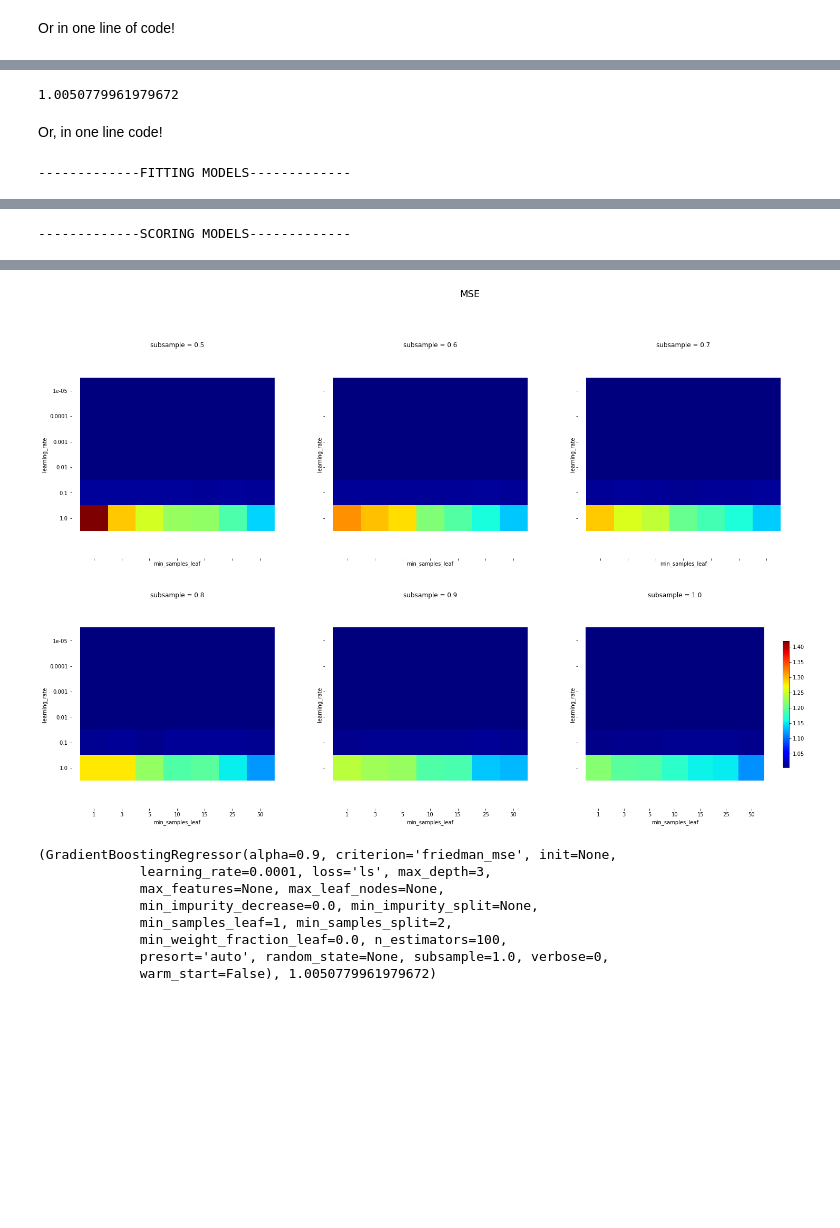
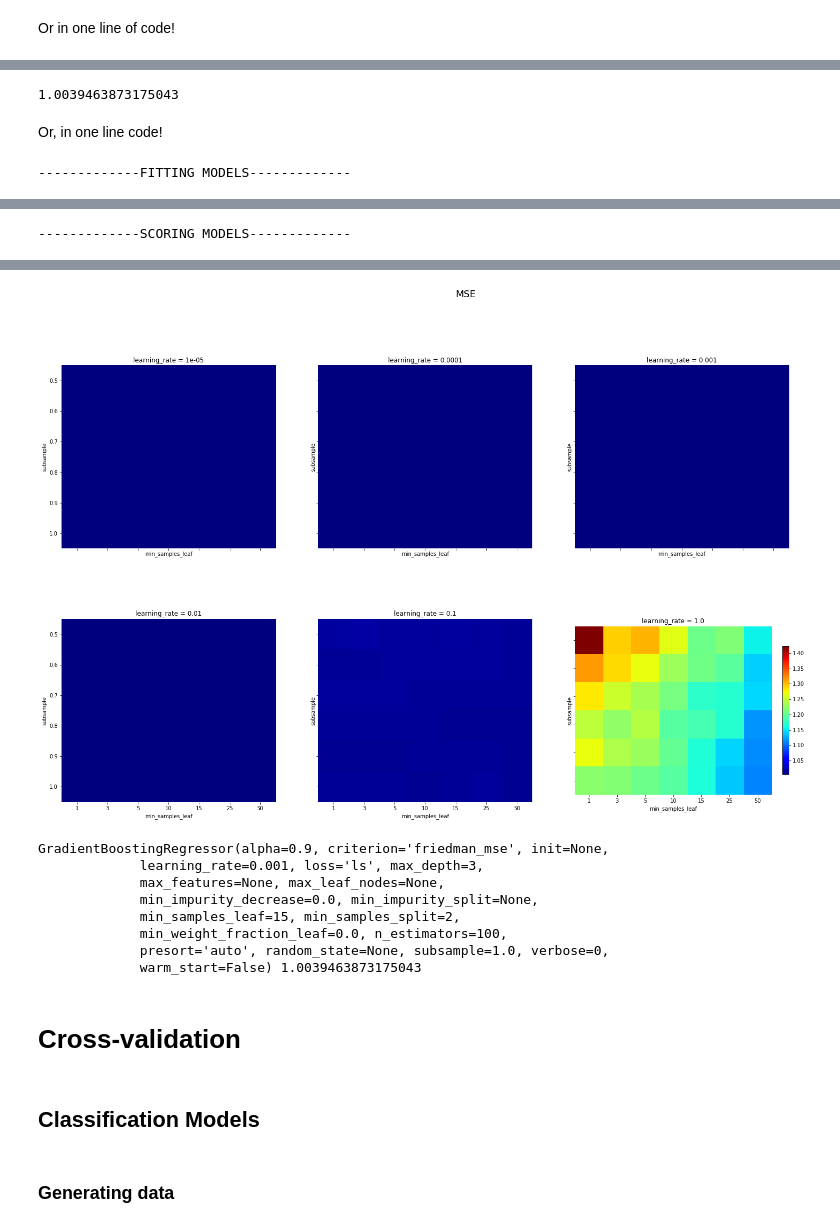
Before and after one commit to jmcarpenter2/parfit, a Jupyter notebook: examples/parfit_ex.ipynb, the cells around one changed output, grey strips where cells are left out. Drawn from its saved outputs; the diff is of its cells as text; code cells hidden in the pictures; blank space fills up the shorter version.

Commit message:
Updated examples, and added new ones for cross-validation

```diff
--- a/examples/parfit_ex.ipynb
+++ b/examples/parfit_ex.ipynb
@@ -697,16 +563,16 @@ GradientBoostingRegressor(alpha=0.9, criterion='friedman_mse', init=None,
              presort='auto', random_state=None, subsample=1.0, verbose=0,
              warm_start=False)
 # %%
-getBestScore(gbmreg_models, gbmreg_scores, 'min')
+getBestScore(gbmreg_scores, greater_is_better=False)
 # %% [output]
-1.0050779961979672
+1.0039463873175043
 # %% [markdown]
 Or, in one line code!
 # %%
-gbmreg_bestModel, gbmreg_bestScore, gbmreg_allModels, gbmreg_allScores = bestFit(GradientBoostingRegressor, gbm_paramGrid,
+gbmreg_bestModel, gbmreg_bestScore, gbmreg_allModels, gbmreg_allScores = bestFit(GradientBoostingRegressor(), gbm_paramGrid,
                                                                     X_train, y_train, X_val, y_val,
-                                                                    metric=mean_squared_error, bestScore='min',
-                                                                    scoreLabel="MSE")
+                                                                    metric=mean_squared_error, greater_is_better=False,
+                                                                    predict_proba=False, scoreLabel="MSE")
 print(gbmreg_bestModel, gbmreg_bestScore)
 # %% [output]
 -------------FITTING MODELS-------------
@@ -740,9 +599,15 @@ print(gbmreg_bestModel, gbmreg_bestScore)
-[figure, old version]
+[figure, new version]
-(GradientBoostingRegressor(alpha=0.9, criterion='friedman_mse', init=None,
-             learning_rate=0.0001, loss='ls', max_depth=3,
+GradientBoostingRegressor(alpha=0.9, criterion='friedman_mse', init=None,
+             learning_rate=0.001, loss='ls', max_depth=3,
              max_features=None, max_leaf_nodes=None,
              min_impurity_decrease=0.0, min_impurity_split=None,
-             min_samples_leaf=1, min_samples_split=2,
+             min_samples_leaf=15, min_samples_split=2,
              min_weight_fraction_leaf=0.0, n_estimators=100,
              presort='auto', random_state=None, subsample=1.0, verbose=0,
-             warm_start=False), 1.0050779961979672)
+             warm_start=False) 1.0039463873175043
+# %% [markdown]
+# Cross-validation
+# %% [markdown]
+## Classification Models
+# %% [markdown]
+### Generating data
```
Also changed, not shown: parts of 139 cells of this notebook.
